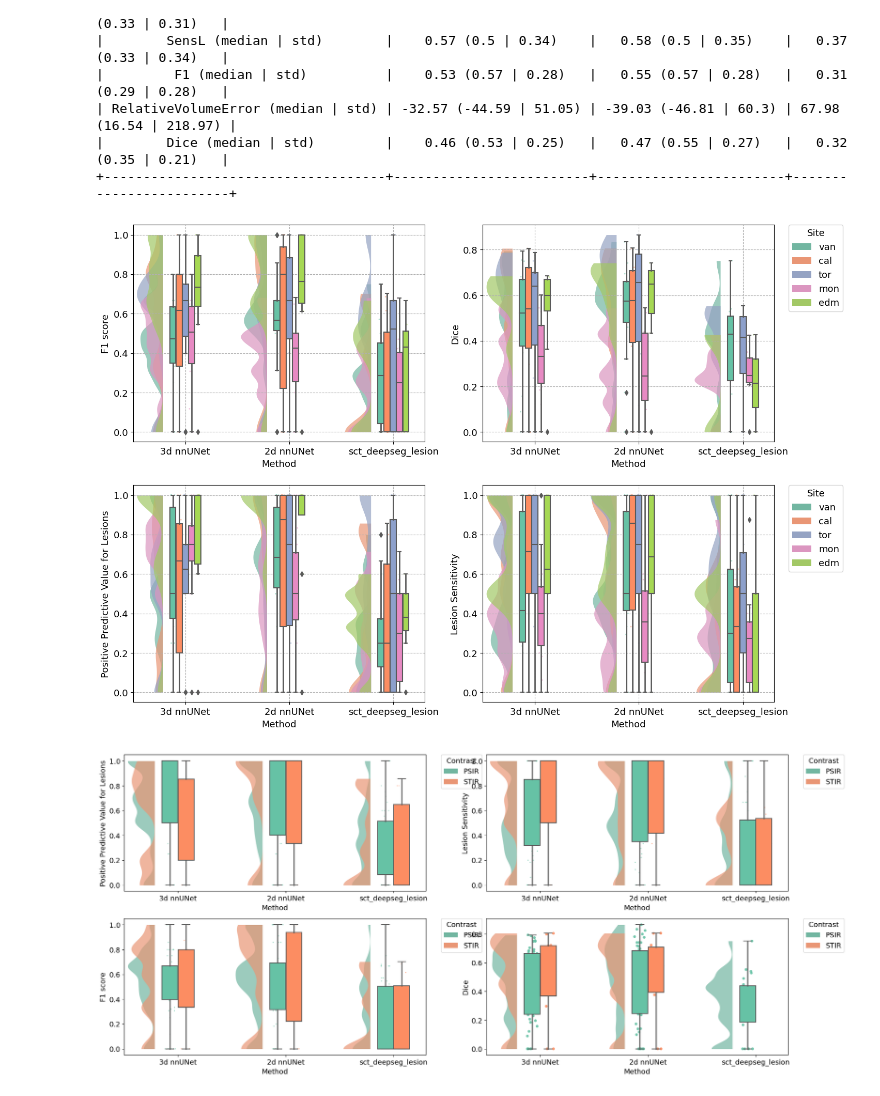
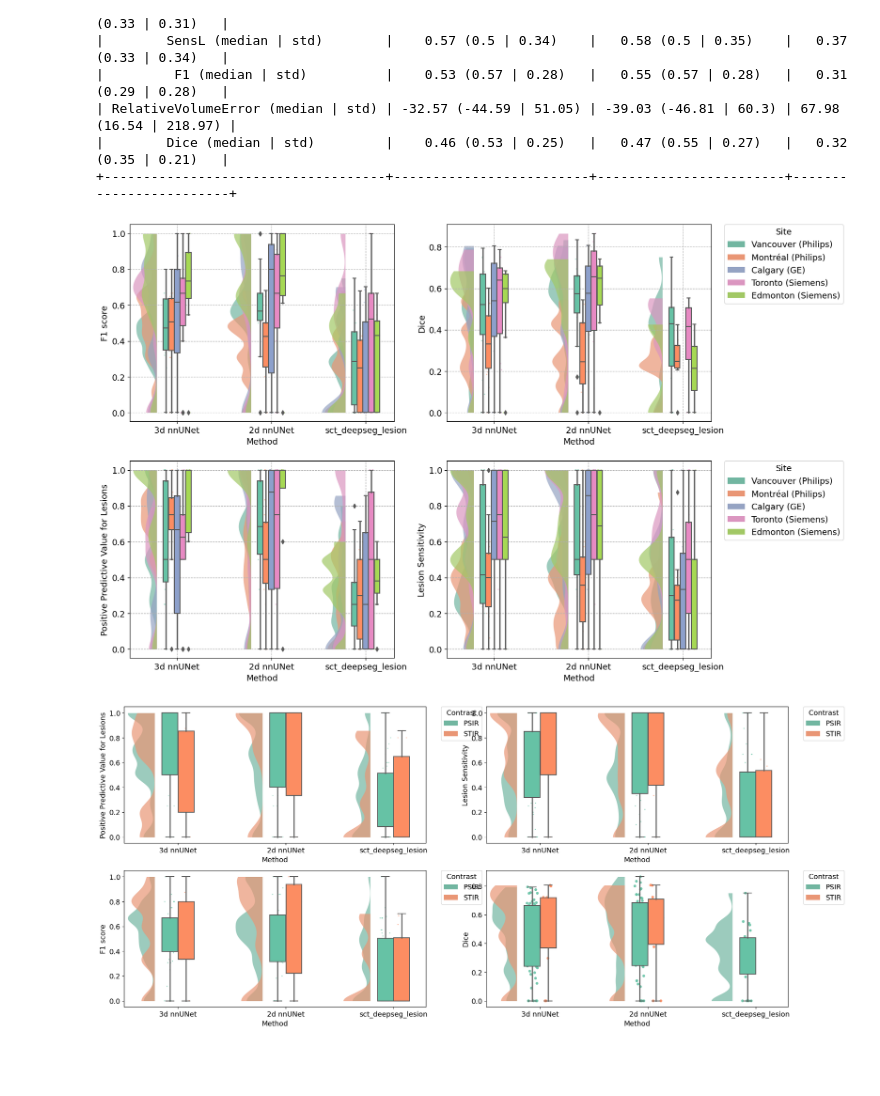
Before and after one commit to ivadomed/canproco, a Jupyter notebook: nnunet/nnUNet_inference_analysis.ipynb, the cells around one changed output. Cells and saved outputs as stored; diff of their text form; code cells hidden in the pictures; blank space fills up the shorter version.

Commit message:
fixed label per site

```diff
--- a/nnunet/nnUNet_inference_analysis.ipynb
+++ b/nnunet/nnUNet_inference_analysis.ipynb
@@ -901,6 +901,9 @@ df123 = pd.concat([df1, df2, df3])
 
 #we rename the columns
 df123 = df123.rename(columns={'method': 'Method', 'site': 'Site', 'PPVL': 'Positive Predictive Value for Lesions', 'SensL': 'Lesion Sensitivity', 'F1_score': 'F1 score', 'RelativeVolumeError': 'Relative Volume Error', 'contrast': 'Contrast'})
+
+# we replace the site names by their full name : it goes from (van, cal, tor, mon and edm) to (Vancouver (Philips), Calgary (GE), Toronto (Siemens), Montreal (Philips) and Edmonton (Siemens))
+df123['Site'] = df123['Site'].replace(['van', 'cal', 'tor', 'mon', 'edm'], ['Vancouver (Philips)', 'Calgary (GE)', 'Toronto (Siemens)', 'Montréal (Philips)', 'Edmonton (Siemens)'])
 # %%
 fig = plt.figure(figsize=(16, 12))
 plt.rcParams.update({'font.size': 13})
@@ -920,7 +923,8 @@ ax = pt.RainCloud(data=df123,
                           box_showmeans=False,  # show mean value inside the boxplots
                         #   box_meanprops={'marker': '^', 'markerfacecolor': 'black', 'markeredgecolor': 'black',
                         #                  'markersize': '6'},
-                          box_medianprops={"zorder": 11}
+                          box_medianprops={"zorder": 11},
+                          hue_order=['Vancouver (Philips)','Montréal (Philips)', 'Calgary (GE)', 'Toronto (Siemens)',  'Edmonton (Siemens)']
                           )
 #ax.set(xlabel=None)
 ax.get_legend().remove()
@@ -943,7 +947,9 @@ ax = pt.RainCloud(data=df123,
                           box_showmeans=False,  # show mean value inside the boxplots
                         #   box_meanprops={'marker': '^', 'markerfacecolor': 'black', 'markeredgecolor': 'black',
                         #                  'markersize': '6'},
-                          box_medianprops={"zorder": 11}
+
+                          box_medianprops={"zorder": 11},
+                          hue_order=['Vancouver (Philips)','Montréal (Philips)', 'Calgary (GE)', 'Toronto (Siemens)',  'Edmonton (Siemens)']
                           )
 #ax.set(xlabel=None)
 ax.grid('on', linestyle='--')
@@ -967,37 +973,39 @@ ax = pt.RainCloud(data=df123,
 
                         #   box_meanprops={'marker': '*', 'markerfacecolor': 'black', 'markeredgecolor': 'black',
                         #                  'markersize': '6'},
-                          box_medianprops={"zorder": 11}
+                          box_medianprops={"zorder": 11},
+                          hue_order=['Vancouver (Philips)','Montréal (Philips)', 'Calgary (GE)', 'Toronto (Siemens)',  'Edmonton (Siemens)']
                           )
 ax.get_legend().remove()
 ax.grid('on', linestyle='--')
 
 
 
 plt.subplot(2, 2, 4)
 ax = pt.RainCloud(data=df123,
                           x='Method',
                           y='Lesion Sensitivity',
                           hue='Site',
                           #order=METHODS_TO_LABEL_SC.keys() if pred_type == 'sc' else METHODS_TO_LABEL_LESION.keys(),
                           dodge=True,       # move boxplots next to each other
                           linewidth=0,      # violionplot border line (0 - no line)
                           width_viol=.5,    # violionplot width
                           width_box=.3,     # boxplot width
                           rain_alpha=.5,    # individual points transparency - https://github.com/pog87/PtitPrince/blob/23debd9b70fca94724a06e72e049721426235f50/ptitprince/PtitPrince.py#L707
                           rain_s=2,         # individual points size
                           alpha=.7,         # violin plot transparency
                           box_showmeans=False,  # show mean value inside the boxplots
                         #   box_meanprops={'marker': '*', 'markerfacecolor': 'black', 'markeredgecolor': 'black',
                         #                  'markersize': '6'},
-                          box_medianprops={"zorder": 11}
+                          box_medianprops={"zorder": 11},
+                          hue_order=['Vancouver (Philips)','Montréal (Philips)', 'Calgary (GE)', 'Toronto (Siemens)',  'Edmonton (Siemens)']
                           )
 ax.grid('on', linestyle='--')
 
 
 plt.show()
 # %% [output]
-[figure, old version]
+[figure, new version]
 # %%
 fig = plt.figure(figsize=(22, 10))
 
```
Also changed, not shown: parts of 1 cell of this notebook.
